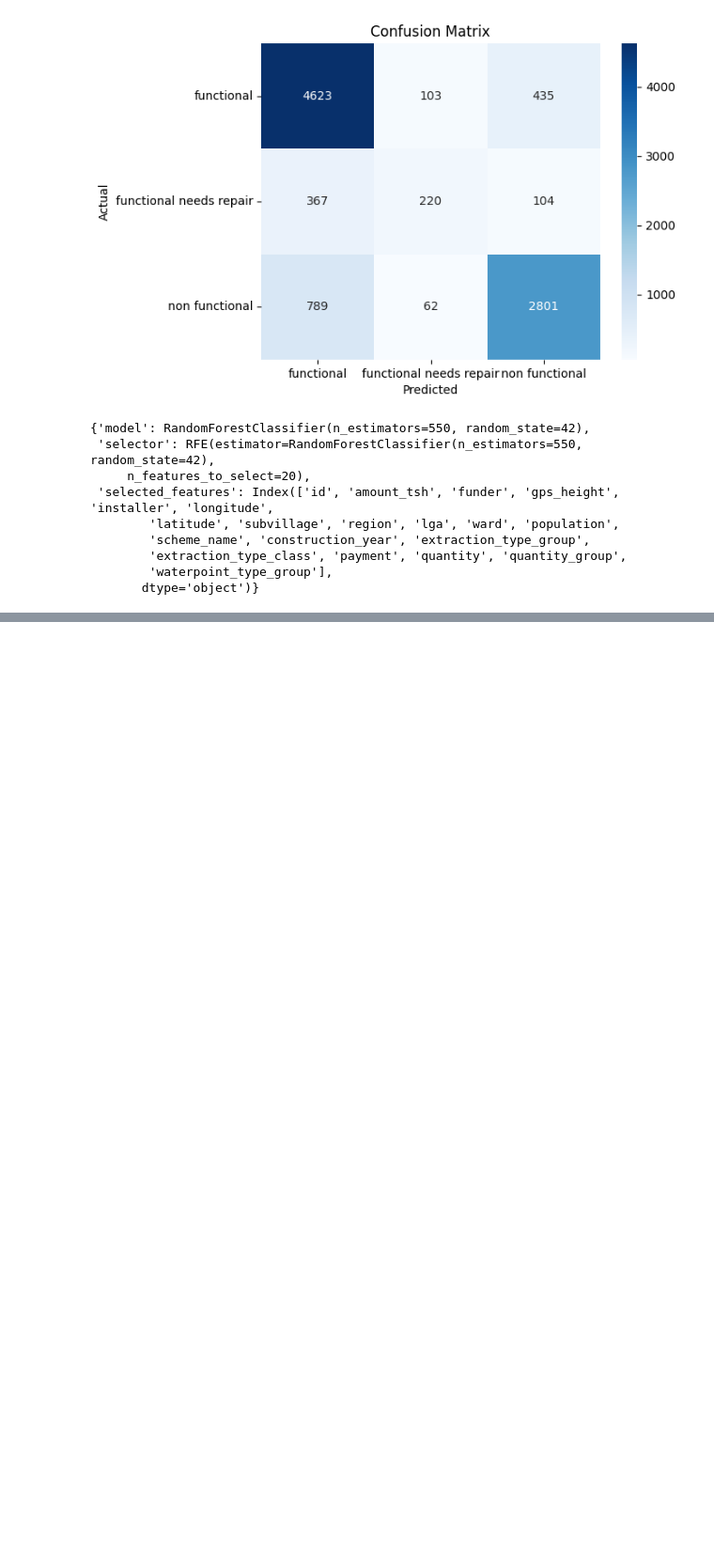
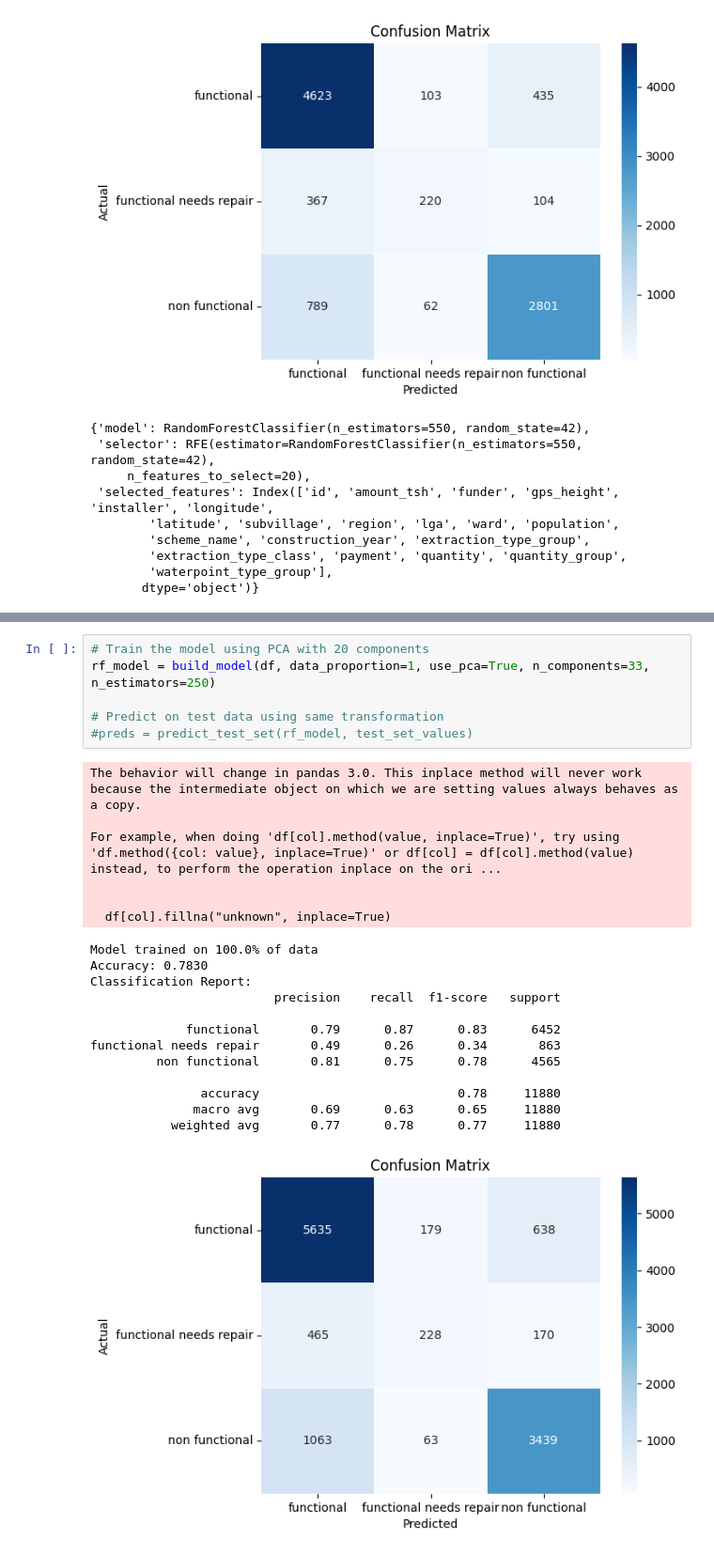
Before and after one commit to avishkar-rawal/MLPR_project, a Jupyter notebook: randomforest.ipynb, the cells around one changed output, grey strips where cells are left out. Shown at 94% size. Drawn from its saved outputs; the diff is of its cells as text; blank space fills up the shorter version.

```diff
--- a/randomforest.ipynb
+++ b/randomforest.ipynb
@@ -308,0 +1071,26 @@ functional needs repair       0.57      0.32      0.41       691
+# %%
+# Train the model using PCA with 20 components
+rf_model = build_model(df, data_proportion=1, use_pca=True, n_components=33, n_estimators=250)
+
+# Predict on test data using same transformation
+#preds = predict_test_set(rf_model, test_set_values)
+# %% [output]
+The behavior will change in pandas 3.0. This inplace method will never work because the intermediate object on which we are setting values always behaves as a copy.
+
+For example, when doing 'df[col].method(value, inplace=True)', try using 'df.method({col: value}, inplace=True)' or df[col] = df[col].method(value) instead, to perform the operation inplace on the ori ...
+
+
+  df[col].fillna("unknown", inplace=True)
+Model trained on 100.0% of data
+Accuracy: 0.7830
+Classification Report:
+                         precision    recall  f1-score   support
+
+             functional       0.79      0.87      0.83      6452
+functional needs repair       0.49      0.26      0.34       863
+         non functional       0.81      0.75      0.78      4565
+
+               accuracy                           0.78     11880
+              macro avg       0.69      0.63      0.65     11880
+           weighted avg       0.77      0.78      0.77     11880
+[figure, added]
```
Also changed, not shown: parts of 28 cells of this notebook, 1 other file.
